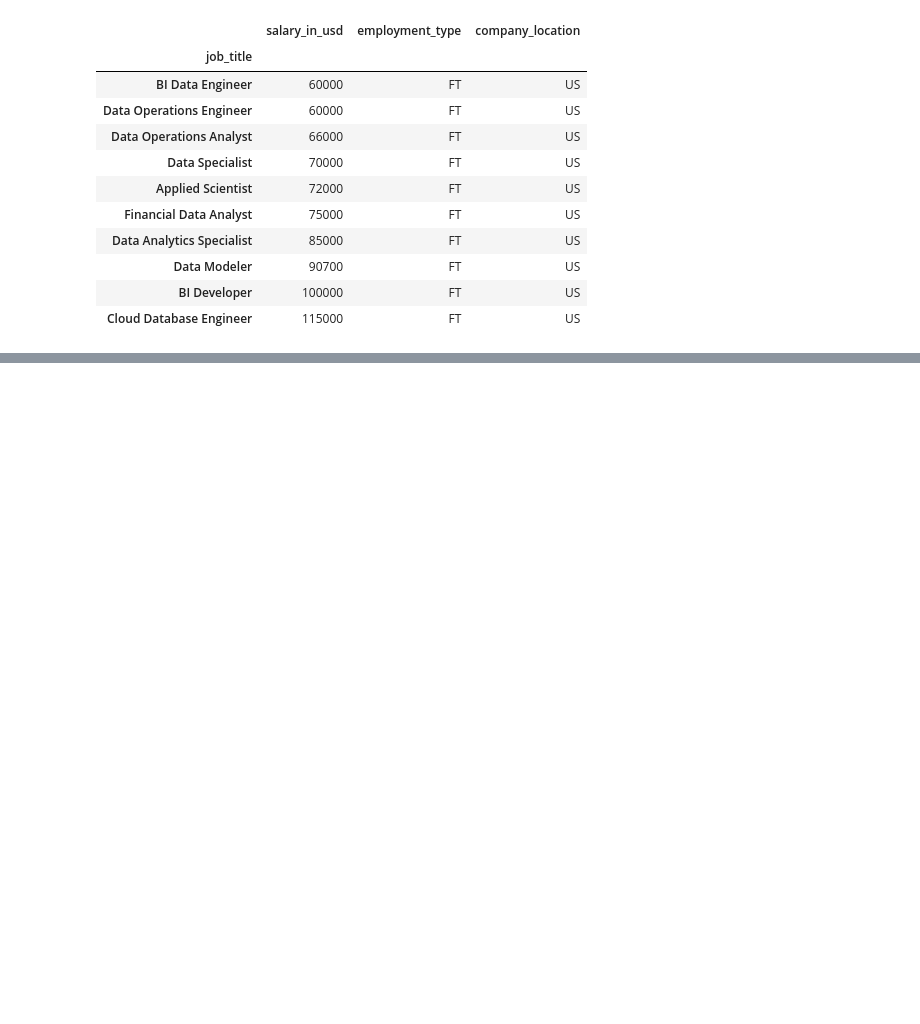
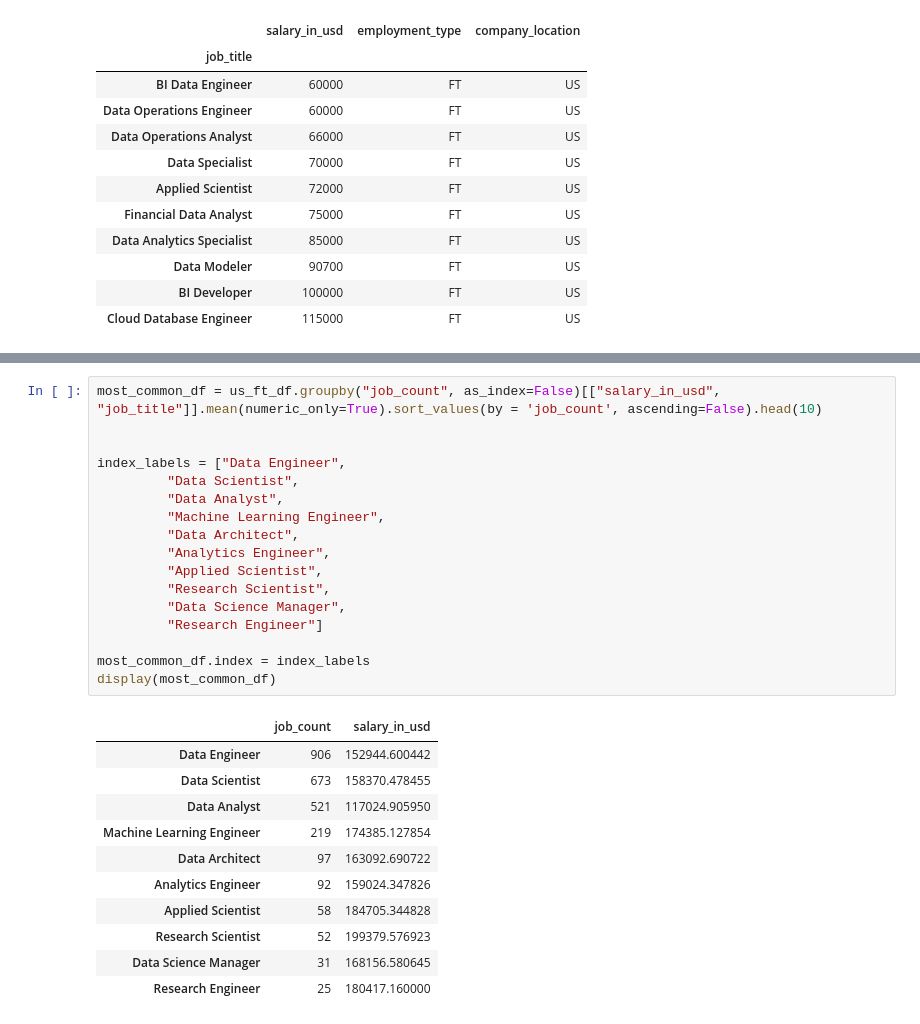
Before and after one commit to joshlynj/ds_salaries, a Jupyter notebook: notebooks/eda.ipynb, the cells around one changed output, grey strips where cells are left out. Drawn from its saved outputs; the diff is of its cells as text; blank space fills up the shorter version.

```diff
--- a/notebooks/eda.ipynb
+++ b/notebooks/eda.ipynb
@@ -235,0 +289,29 @@ Text(0.5, 1.0, 'The 10 Lowest Paid Data Science Jobs (2022-2023)')
+# %%
+most_common_df = us_ft_df.groupby("job_count", as_index=False)[["salary_in_usd", "job_title"]].mean(numeric_only=True).sort_values(by = 'job_count', ascending=False).head(10)
+
+
+index_labels = ["Data Engineer",
+         "Data Scientist",
+         "Data Analyst",
+         "Machine Learning Engineer",
+         "Data Architect",
+         "Analytics Engineer",
+         "Applied Scientist",
+         "Research Scientist",
+         "Data Science Manager",
+         "Research Engineer"]
+
+most_common_df.index = index_labels
+display(most_common_df)
+# %% [output]
+|  | job_count | salary_in_usd |
+| Data Engineer | 906 | 152944.600442 |
+| Data Scientist | 673 | 158370.478455 |
+| Data Analyst | 521 | 117024.905950 |
+| Machine Learning Engineer | 219 | 174385.127854 |
+| Data Architect | 97 | 163092.690722 |
+| Analytics Engineer | 92 | 159024.347826 |
+| Applied Scientist | 58 | 184705.344828 |
+| Research Scientist | 52 | 199379.576923 |
+| Data Science Manager | 31 | 168156.580645 |
+| Research Engineer | 25 | 180417.160000 |
```
Also changed, not shown: parts of 6 cells of this notebook.
